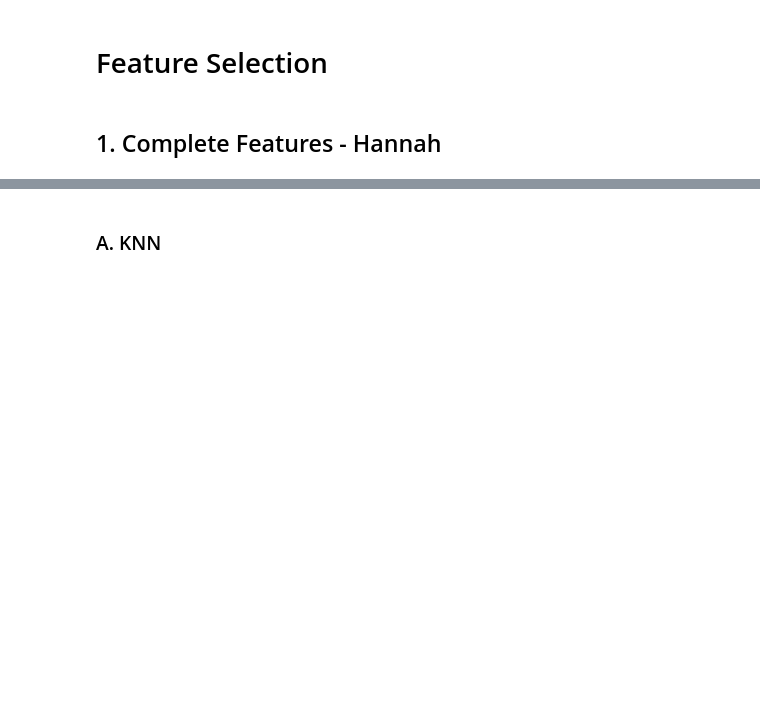
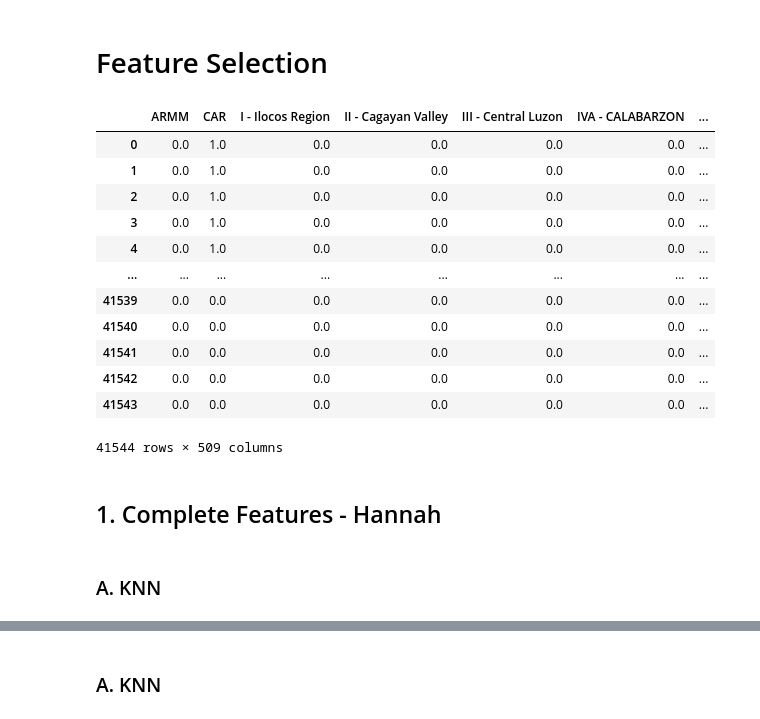
Before and after one commit to hannahrfong/CSC713M, a Jupyter notebook: Investigatory_Project.ipynb, the cells around one changed output, grey strips where cells are left out. Saved outputs shown, nothing was run; the diff lists cells and outputs as text; code cells hidden in the pictures; blank space fills up the shorter version.

```diff
--- a/Investigatory_Project.ipynb
+++ b/Investigatory_Project.ipynb
@@ -867,0 +803,16 @@ encoded_fie_df[ordinal_object_columns[1]] = fie_df[ordinal_object_columns[1]].ma
+# %%
+encoded_fie_df
+# %% [output]
+|  | ARMM | CAR | I - Ilocos Region | II - Cagayan Valley | III - Central Luzon | IVA - CALABARZON | ... |
+| 0 | 0.0 | 1.0 | 0.0 | 0.0 | 0.0 | 0.0 | ... |
+| 1 | 0.0 | 1.0 | 0.0 | 0.0 | 0.0 | 0.0 | ... |
+| 2 | 0.0 | 1.0 | 0.0 | 0.0 | 0.0 | 0.0 | ... |
+| 3 | 0.0 | 1.0 | 0.0 | 0.0 | 0.0 | 0.0 | ... |
+| 4 | 0.0 | 1.0 | 0.0 | 0.0 | 0.0 | 0.0 | ... |
+| ... | ... | ... | ... | ... | ... | ... | ... |
+| 41539 | 0.0 | 0.0 | 0.0 | 0.0 | 0.0 | 0.0 | ... |
+| 41540 | 0.0 | 0.0 | 0.0 | 0.0 | 0.0 | 0.0 | ... |
+| 41541 | 0.0 | 0.0 | 0.0 | 0.0 | 0.0 | 0.0 | ... |
+| 41542 | 0.0 | 0.0 | 0.0 | 0.0 | 0.0 | 0.0 | ... |
+| 41543 | 0.0 | 0.0 | 0.0 | 0.0 | 0.0 | 0.0 | ... |
+41544 rows × 509 columns
@@ -868,2 +822,4 @@ encoded_fie_df[ordinal_object_columns[1]] = fie_df[ordinal_object_columns[1]].ma
 # %% [markdown]
 ## 1. Complete Features - Hannah
+# %% [markdown]
+### A. KNN
```
Also changed, not shown: parts of 39 cells of this notebook.
